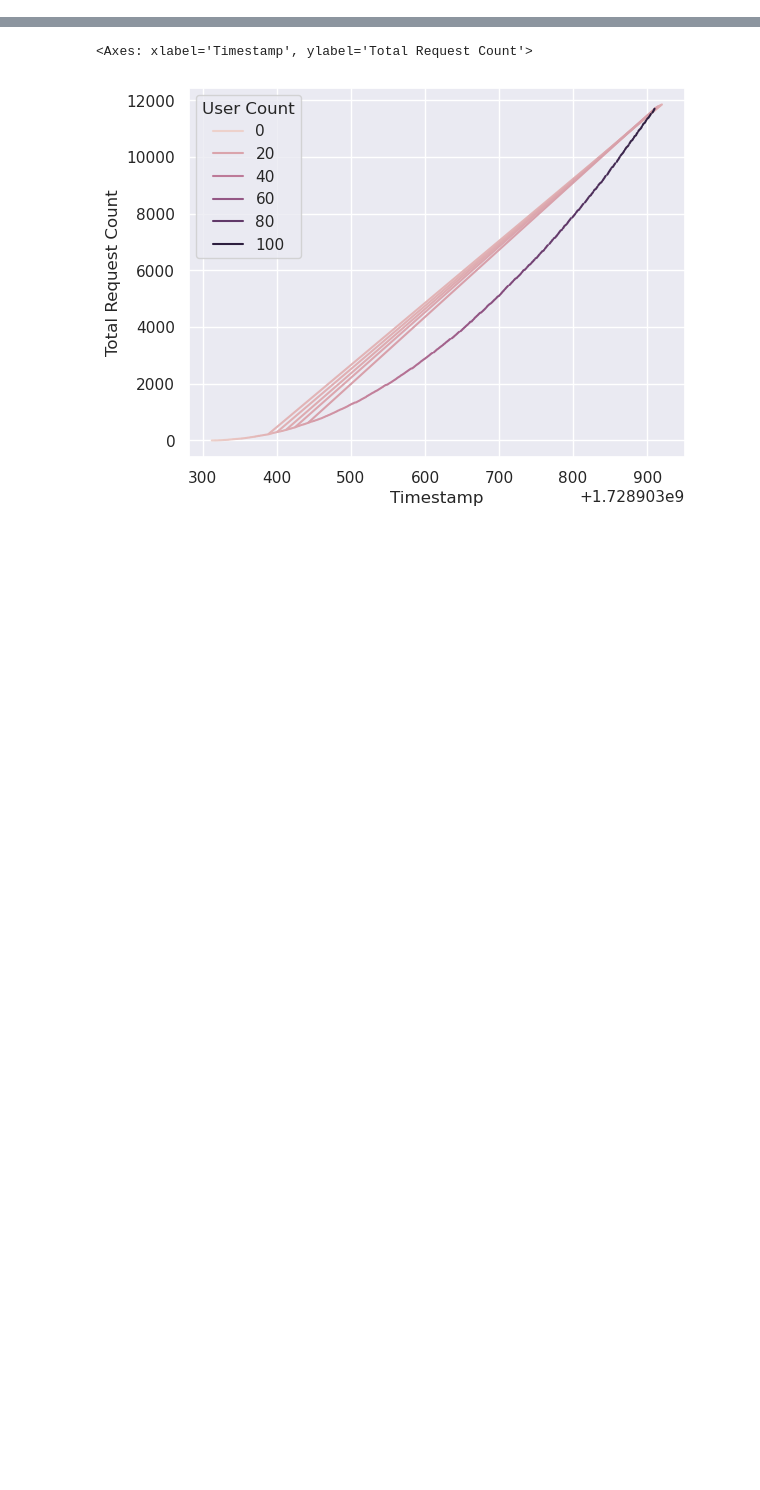
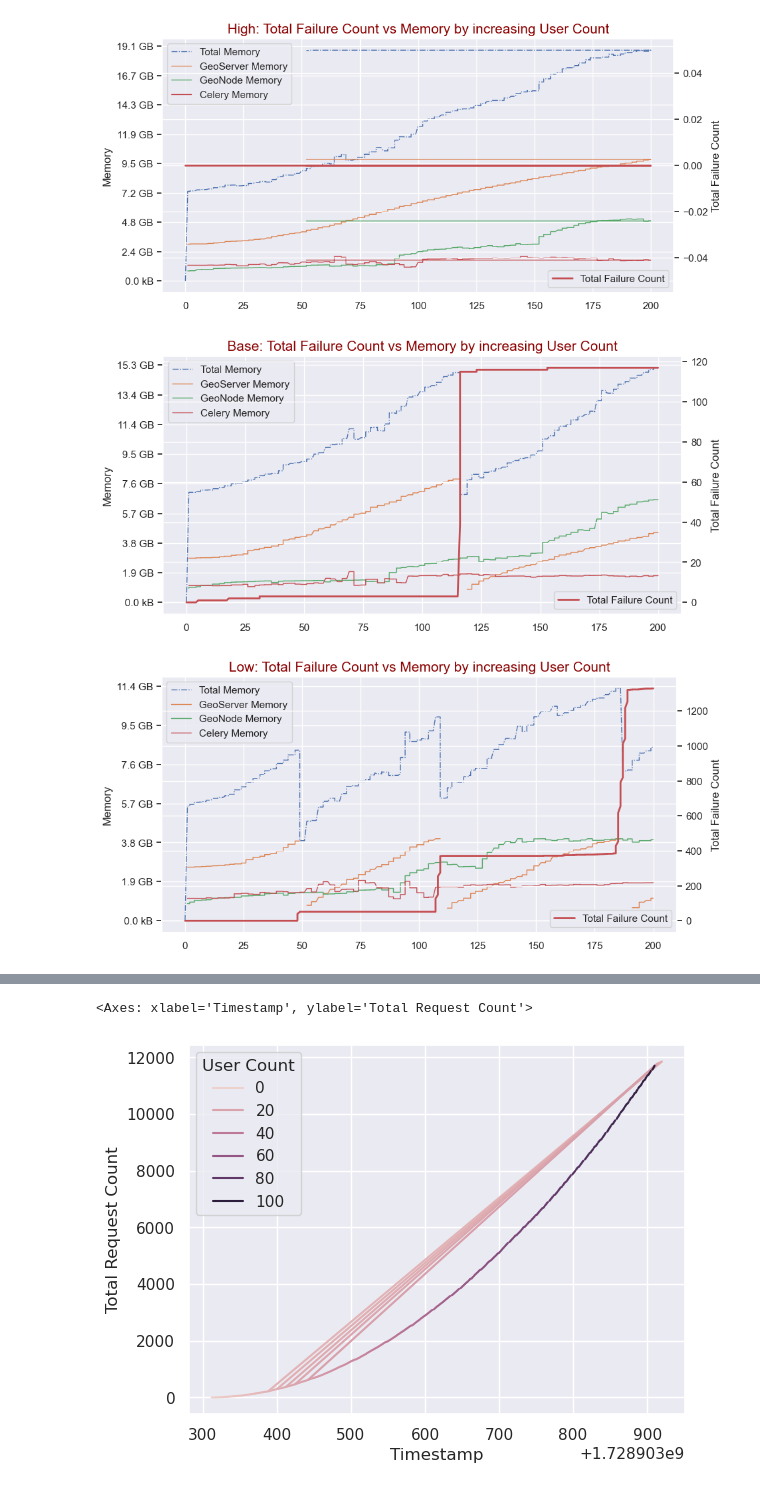
Before and after one commit to zalf-rdm/geonode-benchmark, a Jupyter notebook: charts copy.ipynb, the cells around one changed output, grey strips where cells are left out. Drawn from its saved outputs; the diff is of its cells as text; code cells hidden in the pictures; blank space fills up the shorter version.

```diff
--- a/charts copy.ipynb
+++ b/charts copy.ipynb
@@ -165,0 +107,73 @@ ax2.legend()
+# %%
+
+dataframes = {
+    "High": df_high,
+    "Base": df_base,
+    "Low": df_low
+}
+for df_label, dataframe in dataframes.items():
+  font = {"family": "sans-serif", "color": "darkred", "size": 15}
+  fig, ax = plt.subplots(figsize=(10, 5))
+  x = "User Count"
+
+  ax.plot(
+      x,
+      "total_mem",
+      data=dataframe,
+      label="Total Memory",
+      linestyle="-.",
+      linewidth=1.0
+  )
+  ax.plot(
+      x,
+      "geoserver_mem",
+      data=dataframe,
+      label="GeoServer Memory",
+      linewidth=1.0
+  )
+  ax.plot(
+      x,
+      "geonode_mem",
+      data=dataframe,
+      label="GeoNode Memory",
+      linewidth=1.0
+  )
+  ax.plot(
+      x,
+      "celery_mem",
+      data=dataframe,
+      label="Celery Memory",
+      linewidth=1.0
+  )
+
+  ax.yaxis.set_major_formatter(tkr.FuncFormatter(sizeof_fmt))
+  ax.set_ylabel('Memory')
+  ax.legend(loc=('upper left'))
+
+
+  ax2 = ax.twinx()
+  ax2.plot(
+      x,
+      "Total Failure Count",
+      data=dataframe,
+      label=f"Total Failure Count",
+      color="r",
+      linewidth=2.0
+  )
+  # ax2.plot(
+  #     x,
+  #     "Total Failure Count",
+  #     data=df_high,
+  #     label="HIGH: Failures/S",
+  #     # linestyle="-.",
+  # )
+  ax2.set_ylabel('Total Failure Count')
+  ax2.legend(loc=('lower right'))
+
+  plt.xlabel("User Count")
+  plt.title(f"{df_label}: Total Failure Count vs Memory by increasing User Count", fontdict=font)
+  plt.savefig(f"results/plots/{df_label}_total_failures_vs_memory.png")
+# %% [output]
+[figure, added]
+[figure, added]
+[figure, added]
```
Also changed, not shown: parts of 24 cells of this notebook, 27 other files.
